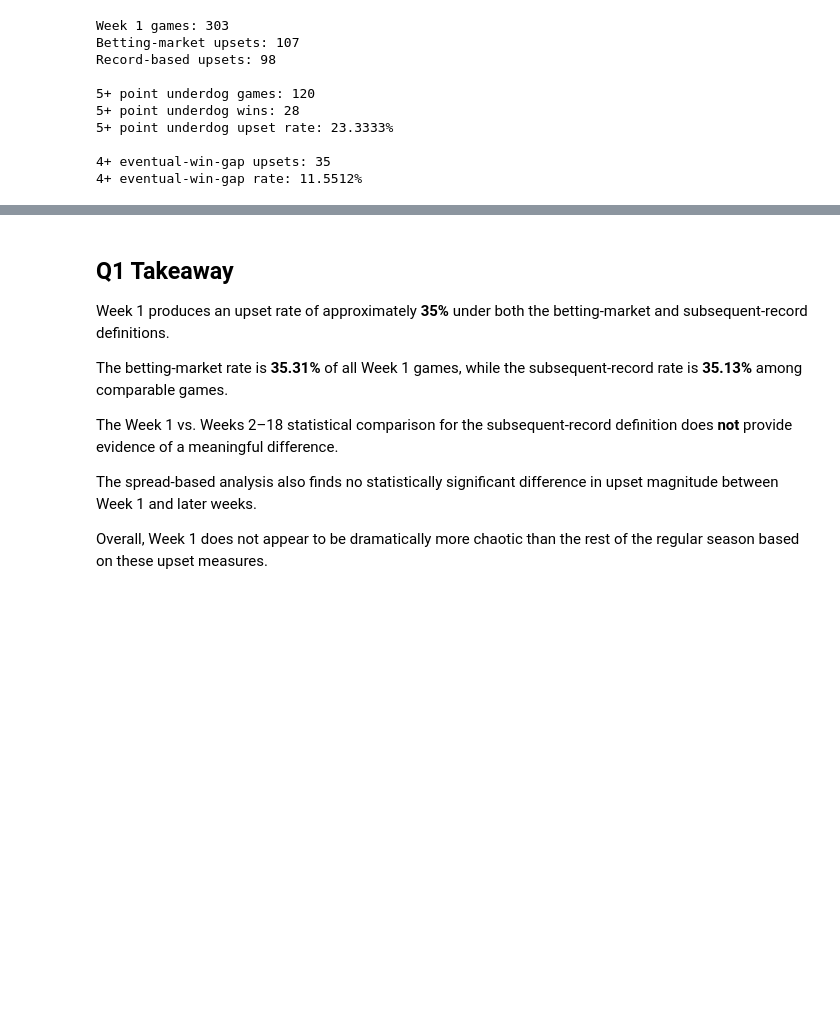
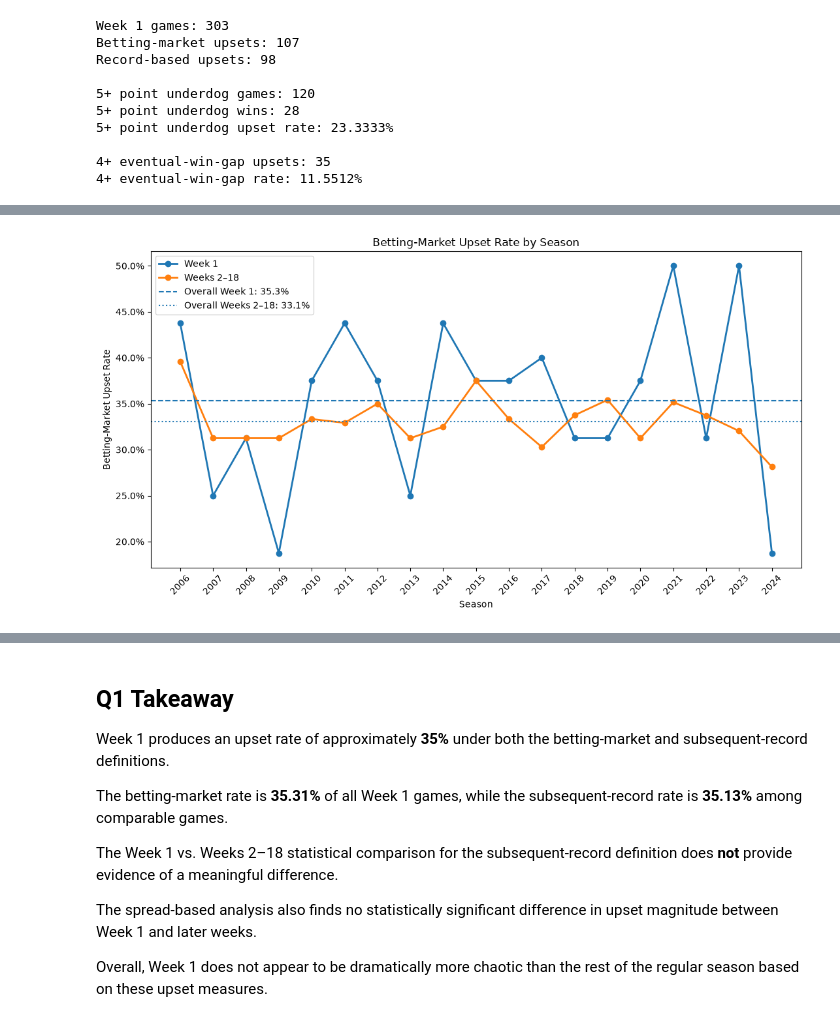
Before and after one commit to natelewis17/Is_NFL_Week1_Chaotic, a Jupyter notebook: notebooks/02_upset_analysis.ipynb, the cells around one changed output, grey strips where cells are left out. Cells and saved outputs as stored; diff of their text form; code cells hidden in the pictures; blank space fills up the shorter version.

Commit message:
working on upset_analysis visualizations

```diff
--- a/notebooks/02_upset_analysis.ipynb
+++ b/notebooks/02_upset_analysis.ipynb
@@ -439,0 +485,77 @@ plt.show()
+# %%
+## 6.2 Upset rate by season
+
+season_rates = (
+    games
+    .assign(
+        week_1=games["week"] == 1,
+        later_weeks=games["week"] >= 2
+    )
+    .groupby("season")
+    .agg(
+        week1_upset_rate=("betting_upset", lambda x: x[games.loc[x.index, "week"] == 1].mean()),
+        later_upset_rate=("betting_upset", lambda x: x[games.loc[x.index, "week"] >= 2].mean()),
+    )
+    .reset_index()
+)
+
+# Overall rates for reference
+overall_week1_rate = games.loc[
+    games["week"] == 1,
+    "betting_upset"
+].mean()
+
+overall_later_rate = games.loc[
+    games["week"] >= 2,
+    "betting_upset"
+].mean()
+
+plt.figure(figsize=(11, 6))
+
+plt.plot(
+    season_rates["season"],
+    season_rates["week1_upset_rate"],
+    marker="o",
+    linewidth=2,
+    label="Week 1"
+)
+
+plt.plot(
+    season_rates["season"],
+    season_rates["later_upset_rate"],
+    marker="o",
+    linewidth=2,
+    label="Weeks 2–18"
+)
+
+plt.axhline(
+    overall_week1_rate,
+    linestyle="--",
+    linewidth=1.5,
+    label=f"Overall Week 1: {overall_week1_rate:.1%}"
+)
+
+plt.axhline(
+    overall_later_rate,
+    linestyle=":",
+    linewidth=1.5,
+    label=f"Overall Weeks 2–18: {overall_later_rate:.1%}"
+)
+
+plt.xlabel("Season")
+plt.ylabel("Betting-Market Upset Rate")
+plt.title("Betting-Market Upset Rate by Season")
+plt.gca().yaxis.set_major_formatter(
+    plt.matplotlib.ticker.PercentFormatter(1.0)
+)
+
+plt.xticks(
+    season_rates["season"],
+    rotation=45
+)
+
+plt.legend()
+plt.tight_layout()
+plt.show()
+# %% [output]
+[figure, added]
```
Also changed, not shown: parts of 7 cells of this notebook.
